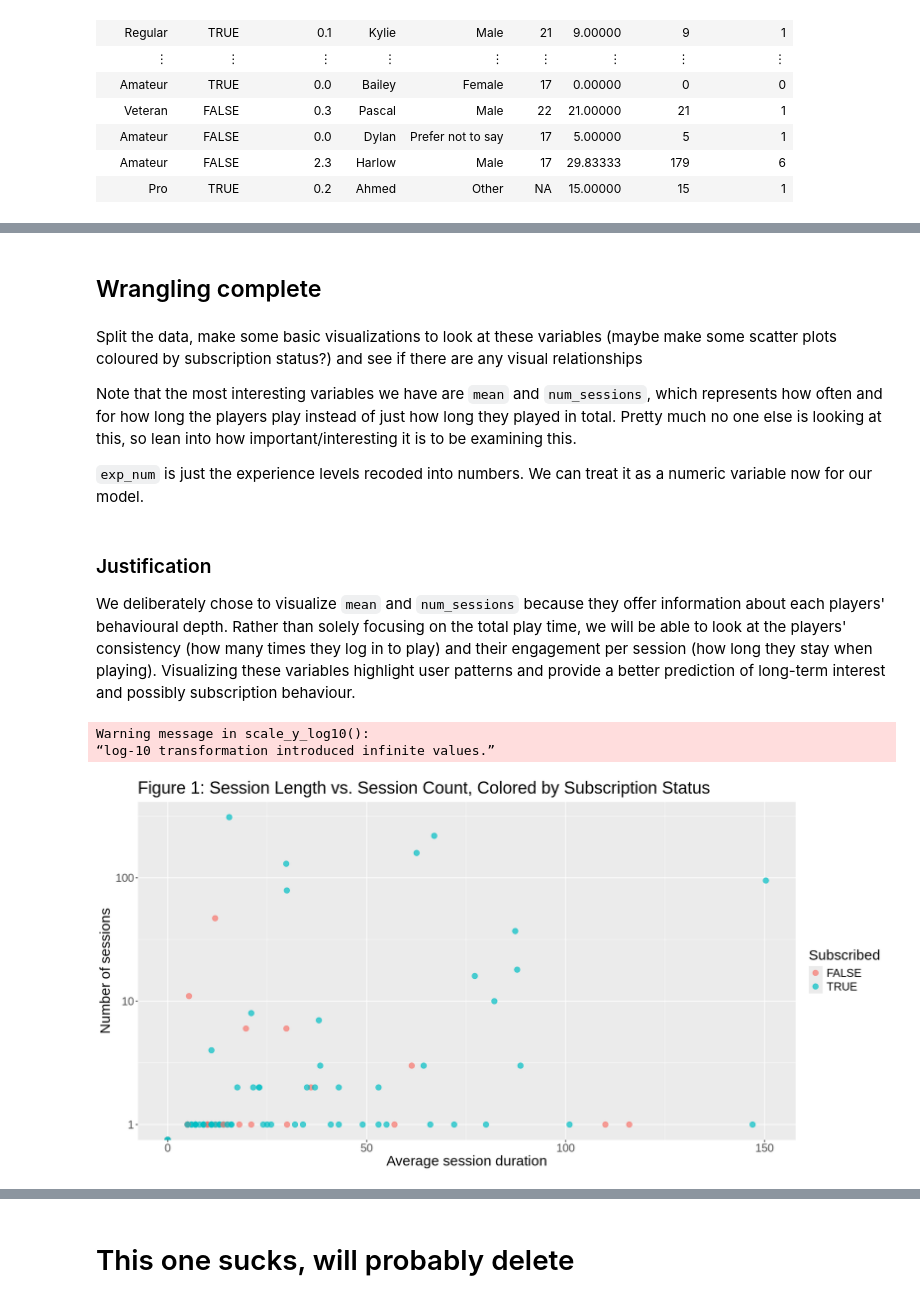
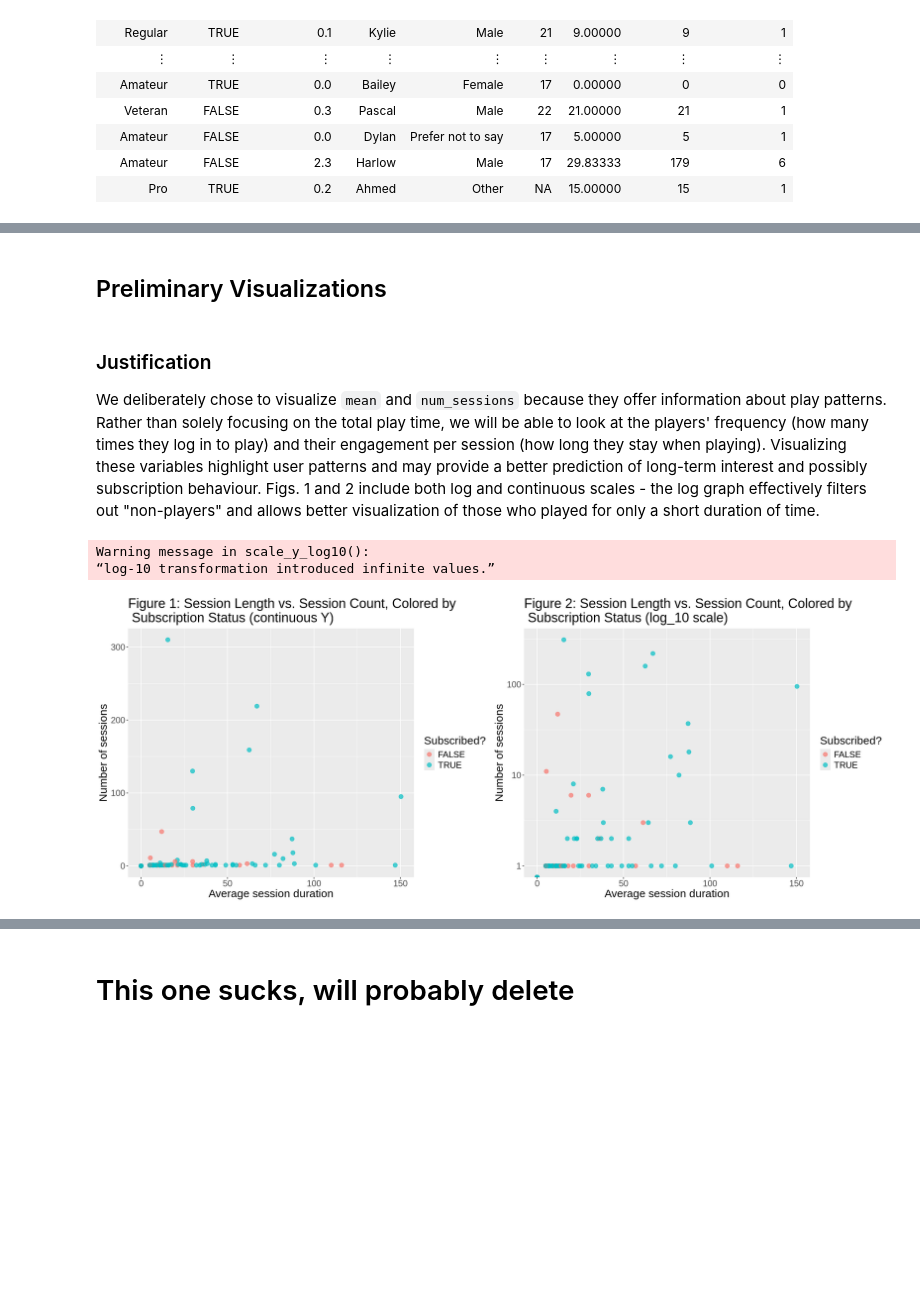
Before and after one commit to YoyoLiu314/group-project, a Jupyter notebook: group_project.ipynb, the cells around one changed output, grey strips where cells are left out. Drawn from its saved outputs; the diff is of its cells as text; code cells hidden in the pictures; blank space fills up the shorter version.

Commit message:
Bit more work on the model + annotations for wrangling and modelling

```diff
--- a/group_project.ipynb
+++ b/group_project.ipynb
@@ -145,7 +144,7 @@ players_numeric <- players_joined |>
                                experience == "Regular" ~ 2,
                                experience == "Pro" ~ 3,
                                experience == "Veteran" ~ 4)) |>
-    select(subscribe, age, mean, play_time, exp_num, num_sessions) |>
-    mutate(subscribe = as_factor(subscribe))
+    select(subscribe, age, mean, play_time, exp_num, num_sessions, experience) |>
+    mutate(subscribe = as_factor(subscribe), experience = as_factor(experience))
 players_numeric
 # %% [output]
@@ -166,39 +165,44 @@ A tibble: 196 × 6
-# %% [markdown]
-## Wrangling complete
 # %% [markdown]
-Split the data, make some basic visualizations to look at these variables (maybe make some scatter plots coloured by subscription status?) and see if there are any visual relationships
-
-Note that the most interesting variables we have are `mean` and `num_sessions`, which represents how often and for how long the players play instead of just how long they played in total. Pretty much no one else is looking at this, so lean into how important/interesting it is to be examining this.
-
-`exp_num` is just the experience levels recoded into numbers. We can treat it as a numeric variable now for our model.
+## Preliminary Visualizations
 # %% [markdown]
 ### Justification
 
-We deliberately chose to visualize `mean` and `num_sessions` because they offer information about each players' behavioural depth. Rather than solely focusing on the total play time, we will be able to look at the players' consistency (how many times they log in to play) and their engagement per session (how long they stay when playing). Visualizing these variables highlight user patterns and provide a better prediction of long-term interest and possibly subscription behaviour.
+We deliberately chose to visualize `mean` and `num_sessions` because they offer information about play patterns. Rather than solely focusing on the total play time, we will be able to look at the players' frequency (how many times they log in to play) and their engagement per session (how long they stay when playing). Visualizing these variables highlight user patterns and may provide a better prediction of long-term interest and possibly subscription behaviour. Figs. 1 and 2 include both log and continuous scales - the log graph effectively filters out "non-players" and allows better visualization of those who played for only a short duration of time.
 # %%
 set.seed(1019)
 # Split the data
 split <- initial_split(players_numeric, prop = 0.75)
 play_train <- training(split)
 play_test <- testing(split)
 
 # Scatter plot for visualization (mean vs. num_sessions)
-options(repr.plot.width = 14, repr.plot.height = 7)
+options(repr.plot.width = 18, repr.plot.height = 7)
 length_count_plot <- ggplot(play_train, aes(x = mean, y = num_sessions, color = subscribe)) +
     geom_point(alpha = 0.7, size = 3) +
     labs(
-        title = "Figure 1: Session Length vs. Session Count, Colored by Subscription Status",
+        title = "Figure 1: Session Length vs. Session Count, Colored by \n Subscription Status (continuous Y)",
         x = "Average session duration",
         y = "Number of sessions",
-        color = "Subscribed"
+        color = "Subscribed?"
         ) +
-    scale_y_log10() +
     theme(text = element_text(size = 18))
-length_count_plot
+
+length_count_log <- ggplot(play_train, aes(x = mean, y = num_sessions, color = subscribe)) +
+    geom_point(alpha = 0.7, size = 3) +
+    labs(
+        title = "Figure 2: Session Length vs. Session Count, Colored by \n Subscription Status (log_10 scale)",
+        x = "Average session duration",
+        y = "Number of sessions",
+        color = "Subscribed?"
+        ) +
+     scale_y_log10() +
+    theme(text = element_text(size = 18))
+log_regular_plot <- plot_grid(length_count_plot, length_count_log)
+   log_regular_plot
 # %% [output]
 Warning message in scale_y_log10():
 “log-10 transformation introduced infinite values.”
-[figure, old version]
+[figure, new version]
 # %% [markdown]
 ### Visual observations
 Observing the scatter plot:
```
Also changed, not shown: parts of 25 cells of this notebook.
